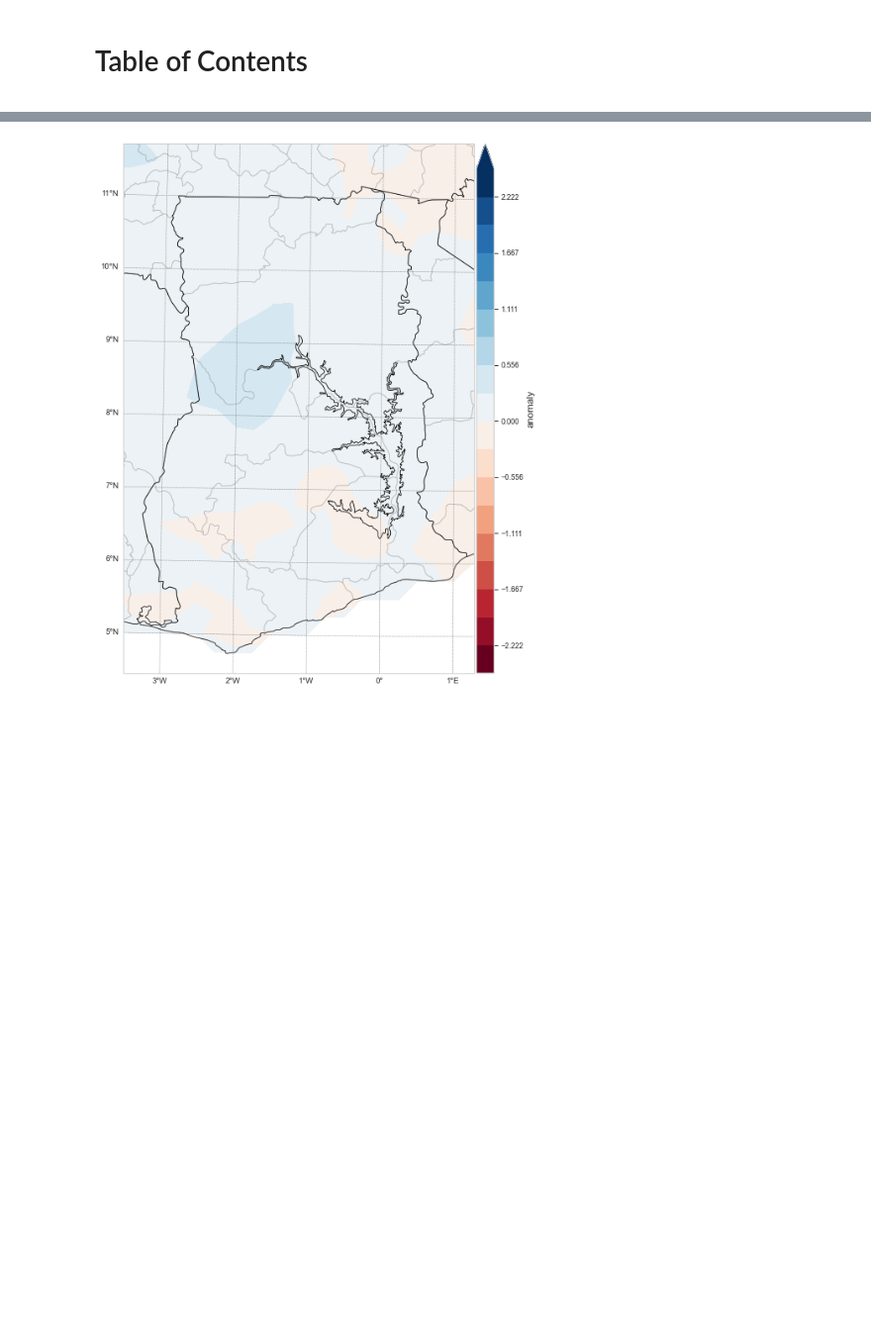
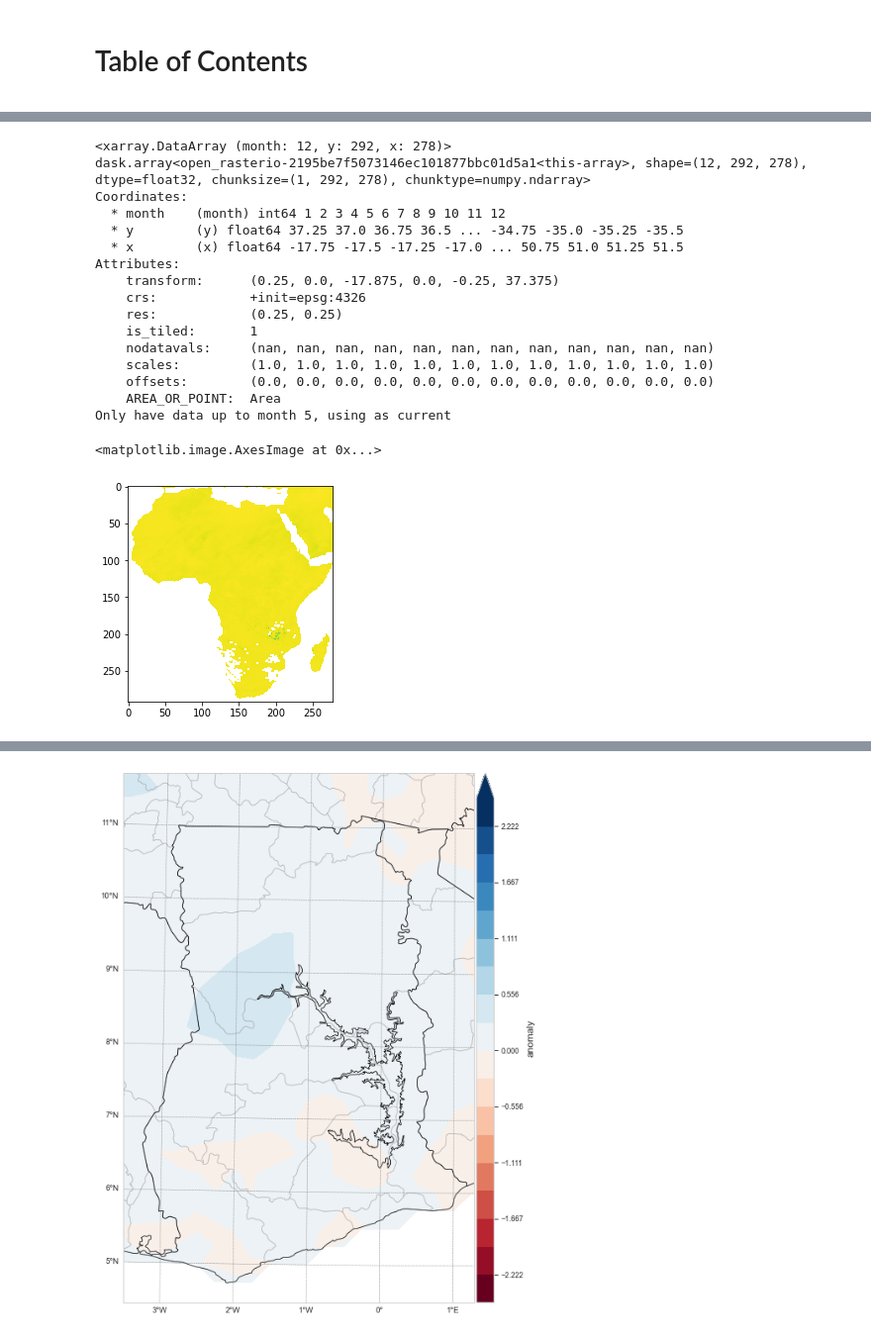
Before and after one commit to NCEO-ODA/ghana_data, a Jupyter notebook: 01-Quick_Plots.ipynb, the cells around one changed output, grey strips where cells are left out. Shown: that part at 99% size. Cells and saved outputs as stored; diff of their text form; code cells hidden in the pictures; blank space fills up the shorter version.

```diff
--- a/01-Quick_Plots.ipynb
+++ b/01-Quick_Plots.ipynb
@@ -28,3 +23,24 @@ xr.set_options(keep_attrs = True)
 from data_analysis.basic_calcs import *
 # %%
 ds = get_tamsat_ds("precip")
+# %%
+m, s = get_climatology("TAMSAT", "precip")
+# %% [output]
+<xarray.DataArray (month: 12, y: 292, x: 278)>
+dask.array<open_rasterio-2195be7f5073146ec101877bbc01d5a1<this-array>, shape=(12, 292, 278), dtype=float32, chunksize=(1, 292, 278), chunktype=numpy.ndarray>
+Coordinates:
+  * month    (month) int64 1 2 3 4 5 6 7 8 9 10 11 12
+  * y        (y) float64 37.25 37.0 36.75 36.5 ... -34.75 -35.0 -35.25 -35.5
+  * x        (x) float64 -17.75 -17.5 -17.25 -17.0 ... 50.75 51.0 51.25 51.5
+Attributes:
+    transform:      (0.25, 0.0, -17.875, 0.0, -0.25, 37.375)
+    crs:            +init=epsg:4326
+    res:            (0.25, 0.25)
+    is_tiled:       1
+    nodatavals:     (nan, nan, nan, nan, nan, nan, nan, nan, nan, nan, nan, nan)
+    scales:         (1.0, 1.0, 1.0, 1.0, 1.0, 1.0, 1.0, 1.0, 1.0, 1.0, 1.0, 1.0)
+    offsets:        (0.0, 0.0, 0.0, 0.0, 0.0, 0.0, 0.0, 0.0, 0.0, 0.0, 0.0, 0.0)
+    AREA_OR_POINT:  Area
+Only have data up to month 5, using as current
+<matplotlib.image.AxesImage at 0x...>
+[figure, added]
```
Also changed, not shown: parts of 3 cells of this notebook, 1 other file.
